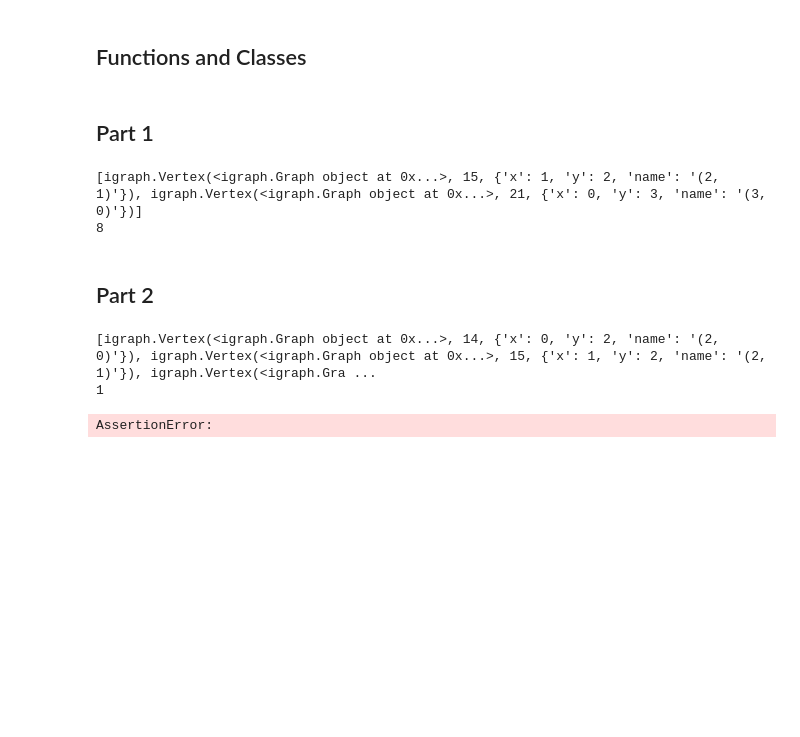
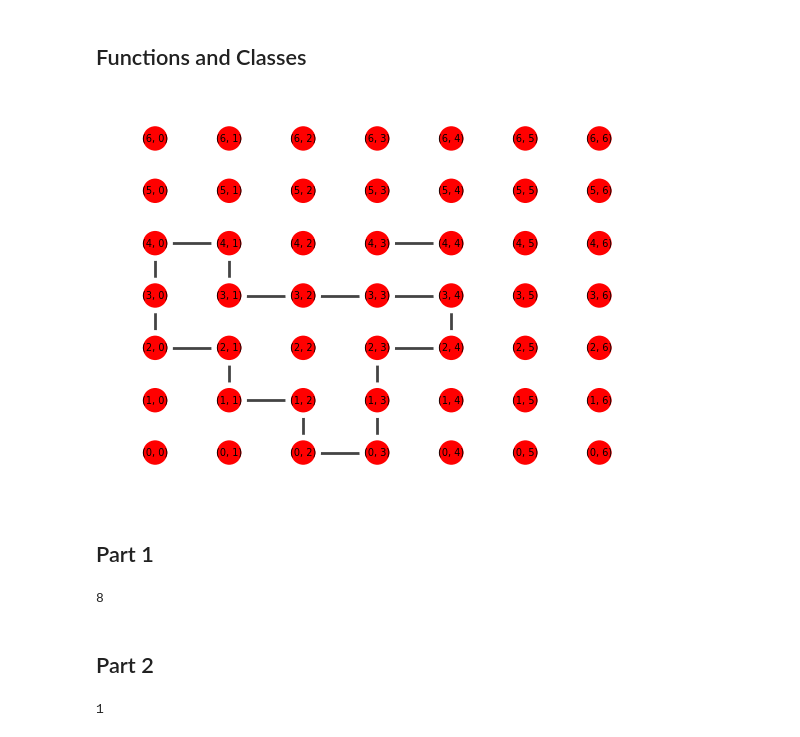
Before and after one commit to KodingForKittehs/AdventOfCode-2023, a Jupyter notebook: Day10.ipynb, the cells around one changed output. Cells and saved outputs as stored; diff of their text form; code cells hidden in the pictures; blank space fills up the shorter version.

```diff
--- a/Day10.ipynb
+++ b/Day10.ipynb
@@ -62,50 +61,49 @@ def get_graph(input):
               graph.add_edge(f"{(i, j)}", f"{((i), j+1)}")
           match input[i+1][j]:
             case "|" | "J" | "L":
               graph.add_edge(f"{(i, j)}", f"{((i+1), j)}")
         case "|":
           match input[i+1][j]:
             case "|" | "J" | "L" | "S":
               graph.add_edge(f"{(i, j)}", f"{((i+1), j)}")
         case "-":
           match input[i][j+1]:
             case "-" | "J" | "7" | "S":
               graph.add_edge(f"{(i, j)}", f"{((i), j+1)}")
         case "F":
           match input[i][j+1]:
             case "-" | "J" | "7" | "S":
               graph.add_edge(f"{(i, j)}", f"{((i), j+1)}")
           match input[i+1][j]:
             case "|" | "J" | "L" | "S":
               graph.add_edge(f"{(i, j)}", f"{((i+1), j)}")
         case "L":
           match input[i][j+1]:
             case "-" | "J" | "7" | "S":
               graph.add_edge(f"{(i, j)}", f"{((i), j+1)}")
         case "7":
           match input[i+1][j]:
             case "|" | "J" | "L" | "S":
               graph.add_edge(f"{(i, j)}", f"{((i+1), j)}")
   return graph, start
 
 graph, start = get_graph(input)
-#show_graph(graph)
+show_graph(graph)
+# %% [output]
+[figure, added]
 # %% [markdown]
 ## Part 1
 # %%
 startv = graph.vs.find(name=f"{start}")
-print(startv.neighbors())
 next = startv.neighbors()[0]
 found = set()
 points = [startv]
 
 while next:
-    #print("next", next)
     found.add(next.index)
     points.append(next)
     nn = next.neighbors()
     if(len(nn) != 2):
-        print(len(nn), next.neighbors())
         raise Exception("expected 2")
     if nn[0].index not in found:
         next = nn[0]
@@ -116,9 +114,8 @@ while next:
 
 res = int(len(found)/2)
 print(res)
-#assert( res == 6812 or res == 8)
+assert( res == 6812 or res == 8)
 # %% [output]
-[igraph.Vertex(<igraph.Graph object at 0x...>, 15, {'x': 1, 'y': 2, 'name': '(2, 1)'}), igraph.Vertex(<igraph.Graph object at 0x...>, 21, {'x': 0, 'y': 3, 'name': '(3, 0)'})]
 8
 # %% [markdown]
 ## Part 2
@@ -141,8 +138,6 @@ for i in range(len(input) + 1):
     is_inside_count += point.within(polygon)
 
 print(is_inside_count)
-#assert(is_inside_count == 527)
+assert(is_inside_count == 527 or is_inside_count == 1)
 # %% [output]
-[igraph.Vertex(<igraph.Graph object at 0x...>, 14, {'x': 0, 'y': 2, 'name': '(2, 0)'}), igraph.Vertex(<igraph.Graph object at 0x...>, 15, {'x': 1, 'y': 2, 'name': '(2, 1)'}), igraph.Vertex(<igraph.Gra ...
 1
-AssertionError:
```
Also changed, not shown: parts of 1 cell of this notebook.
